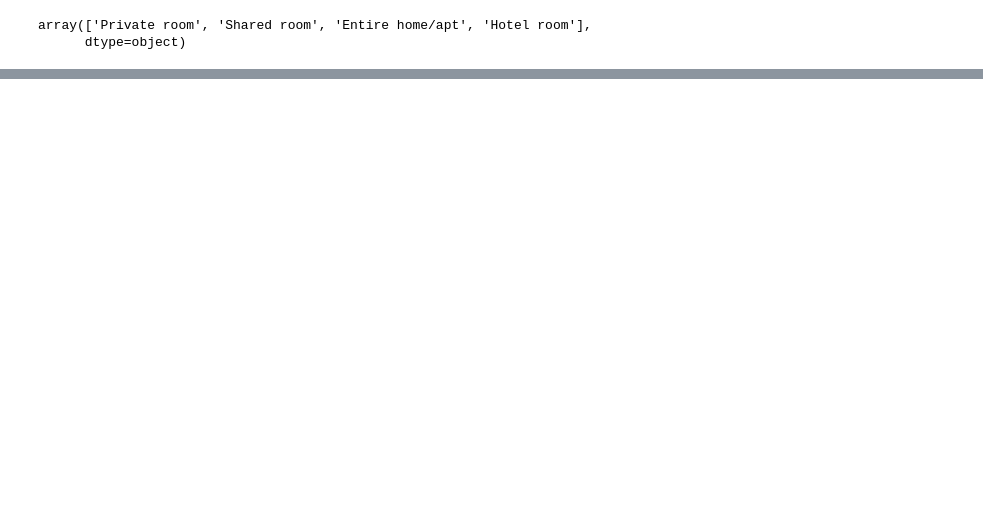
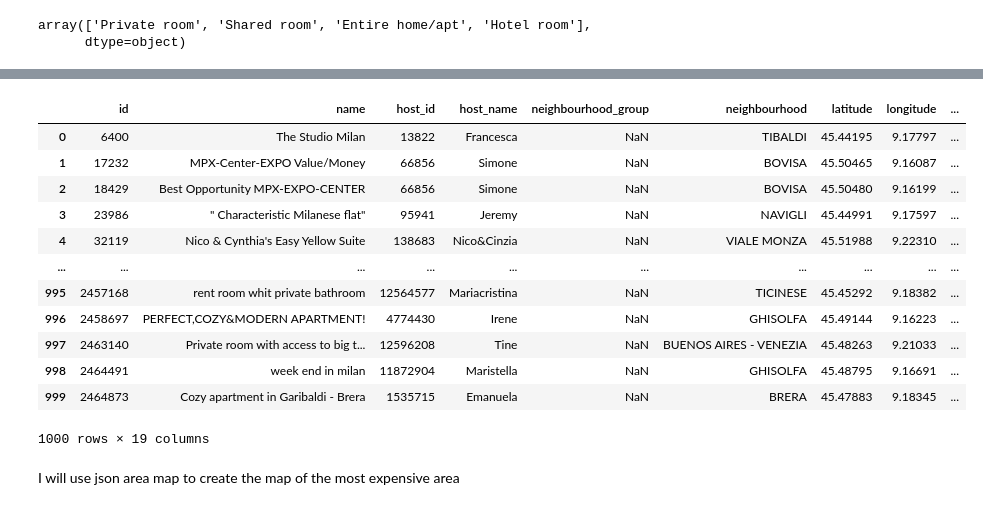
Before and after one commit to Natali-bali/coding_challenges, a Jupyter notebook: coding_challenge_talent4gig.ipynb, the cells around one changed output, grey strips where cells are left out. Drawn from its saved outputs; the diff is of its cells as text; code cells hidden in the pictures; blank space fills up the shorter version.

```diff
--- a/coding_challenge_talent4gig.ipynb
+++ b/coding_challenge_talent4gig.ipynb
@@ -9,5 +31,5 @@ import json
 # %%
-df_listings = pd.read_csv('/content/listings.csv')
+df_listings = pd.read_csv('data/listings.csv')
 # %%
 df_listings
 # %% [output]
@@ -36,0 +114,4 @@ df = df_listings[0:1000]
+# %%
+df['days_occupied'] = df['availability_365'].apply(lambda x: 365 - x)
+df['income_per_year'] = df['days_occupied']*df['price']
+df['income_per_month'] = round(df['income_per_year']/12)
@@ -37 +134,17 @@ df = df_listings[0:1000]
+# %%
+df
+# %% [output]
+|  | id | name | host_id | host_name | neighbourhood_group | neighbourhood | latitude | longitude | ... |
+| 0 | 6400 | The Studio Milan | 13822 | Francesca | NaN | TIBALDI | 45.44195 | 9.17797 | ... |
+| 1 | 17232 | MPX-Center-EXPO Value/Money | 66856 | Simone | NaN | BOVISA | 45.50465 | 9.16087 | ... |
+| 2 | 18429 | Best Opportunity MPX-EXPO-CENTER | 66856 | Simone | NaN | BOVISA | 45.50480 | 9.16199 | ... |
+| 3 | 23986 | " Characteristic Milanese flat" | 95941 | Jeremy | NaN | NAVIGLI | 45.44991 | 9.17597 | ... |
+| 4 | 32119 | Nico & Cynthia's Easy Yellow Suite | 138683 | Nico&Cinzia | NaN | VIALE MONZA | 45.51988 | 9.22310 | ... |
+| ... | ... | ... | ... | ... | ... | ... | ... | ... | ... |
+| 995 | 2457168 | rent room whit private bathroom | 12564577 | Mariacristina | NaN | TICINESE | 45.45292 | 9.18382 | ... |
+| 996 | 2458697 | PERFECT,COZY&MODERN APARTMENT! | 4774430 | Irene | NaN | GHISOLFA | 45.49144 | 9.16223 | ... |
+| 997 | 2463140 | Private room with access to big t... | 12596208 | Tine | NaN | BUENOS AIRES - VENEZIA | 45.48263 | 9.21033 | ... |
+| 998 | 2464491 | week end in milan | 11872904 | Maristella | NaN | GHISOLFA | 45.48795 | 9.16691 | ... |
+| 999 | 2464873 | Cozy apartment in Garibaldi - Brera | 1535715 | Emanuela | NaN | BRERA | 45.47883 | 9.18345 | ... |
+1000 rows × 19 columns
 # %%
@@ -60,0 +192,2 @@ html = """
+# %% [markdown]
+I will use json area map to create the map of the most expensive area
```
Also changed, not shown: parts of 25 cells of this notebook, 6 other files.
